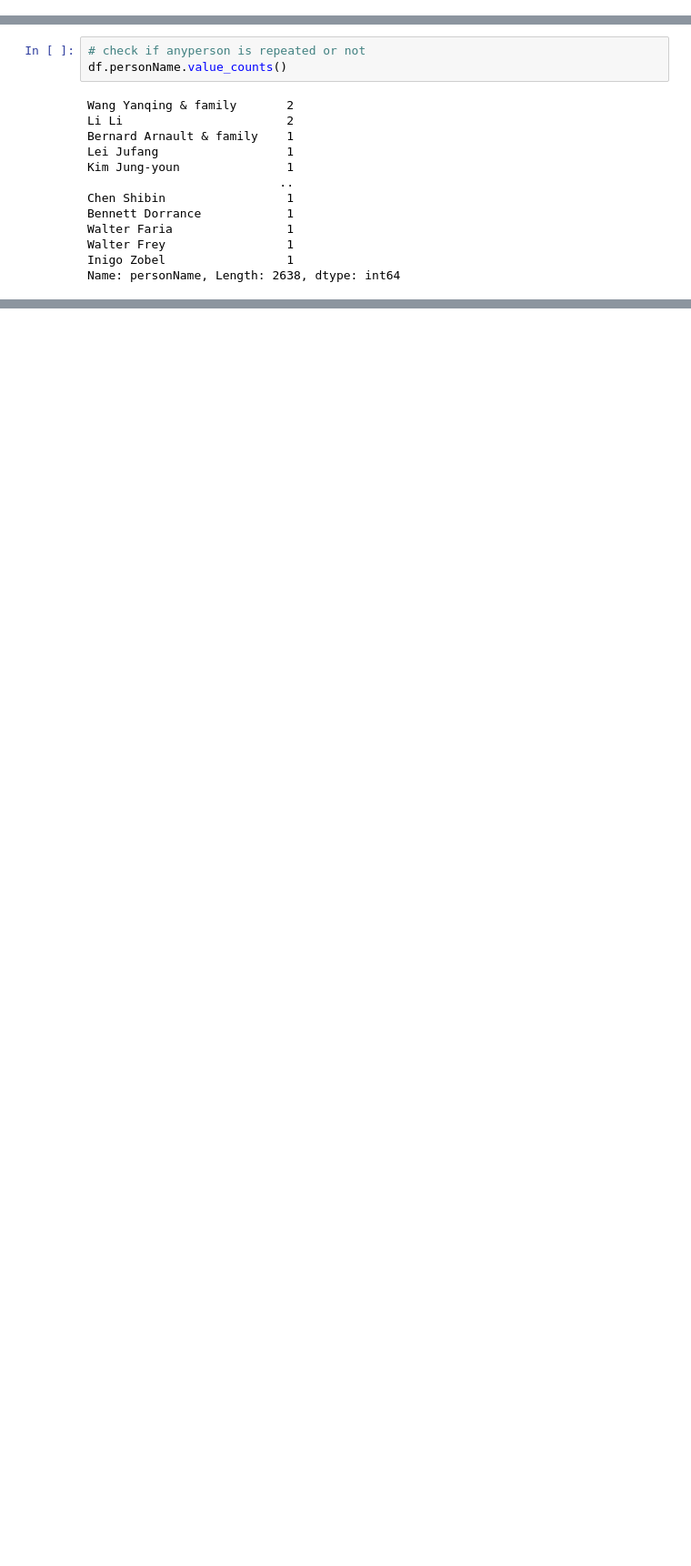
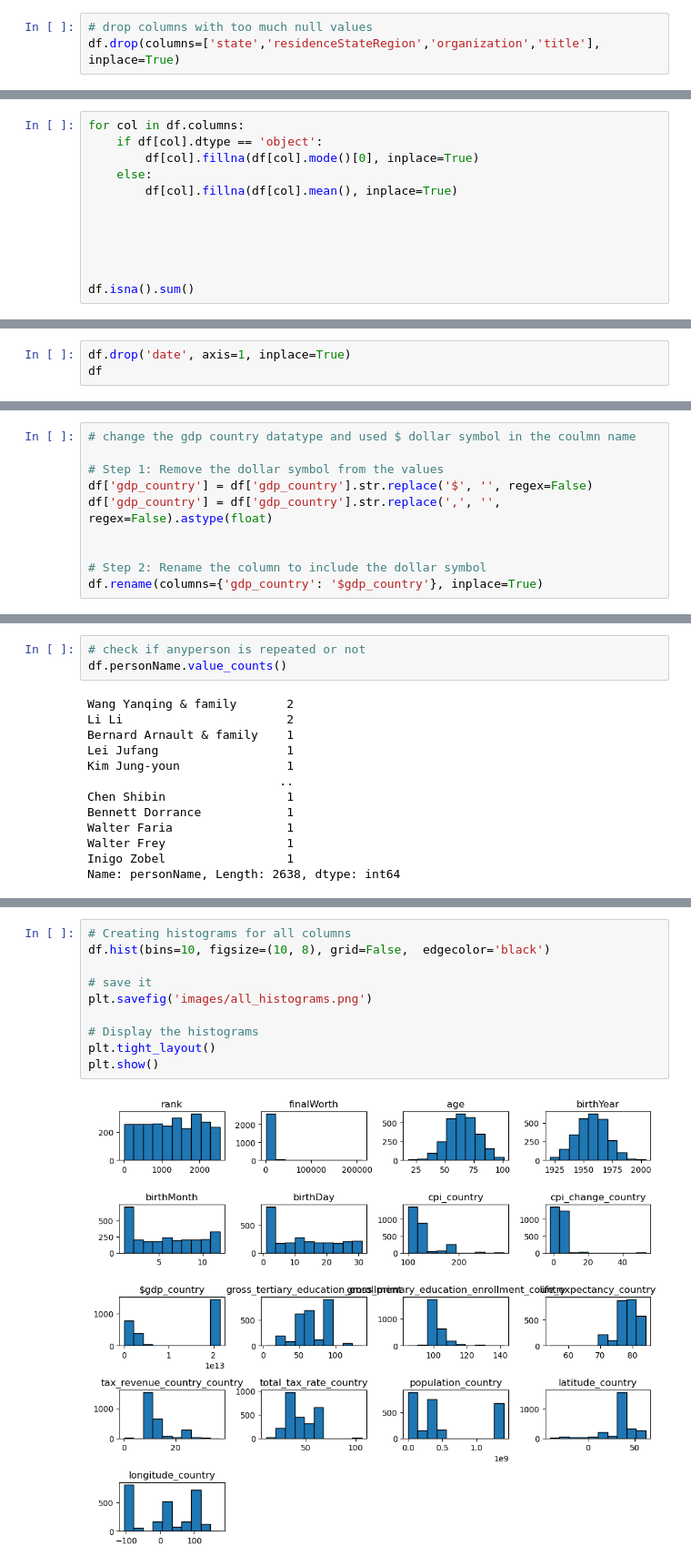
Before and after one commit to digiart-aamir/top_billionares, a Jupyter notebook: Billionaires Statistics Dataset (2023).ipynb, the cells around one changed output, grey strips where cells are left out. Shown at 91% size. Saved outputs shown, nothing was run; the diff lists cells and outputs as text; blank space fills up the shorter version.

Commit message:
visual

```diff
--- a/Billionaires Statistics Dataset (2023).ipynb
+++ b/Billionaires Statistics Dataset (2023).ipynb
@@ -121,4 +121,7 @@ population_country                             164
 latitude_country                               164
 longitude_country                              164
 dtype: int64
+# %%
+# drop columns with too much null values
+df.drop(columns=['state','residenceStateRegion','organization','title'], inplace=True)
 # %% [markdown]
@@ -125,0 +129,12 @@ No there is no null value
+# %%
+for col in df.columns:
+    if df[col].dtype == 'object':
+        df[col].fillna(df[col].mode()[0], inplace=True)
+    else:
+        df[col].fillna(df[col].mean(), inplace=True)
+
+
+
+
+
+df.isna().sum()
@@ -146,0 +188,3 @@ dtype: object
+# %%
+df.drop('date', axis=1, inplace=True)
+df
@@ -146,0 +205,10 @@ dtype: object
+# %%
+# change the gdp country datatype and used $ dollar symbol in the coulmn name
+
+# Step 1: Remove the dollar symbol from the values
+df['gdp_country'] = df['gdp_country'].str.replace('$', '', regex=False)
+df['gdp_country'] = df['gdp_country'].str.replace(',', '', regex=False).astype(float)
+
+
+# Step 2: Rename the column to include the dollar symbol
+df.rename(columns={'gdp_country': '$gdp_country'}, inplace=True)
@@ -197,0 +332,12 @@ Name: country, Length: 78, dtype: int64
+# %%
+# Creating histograms for all columns
+df.hist(bins=10, figsize=(10, 8), grid=False,  edgecolor='black')
+
+# save it
+plt.savefig('images/all_histograms.png')
+
+# Display the histograms
+plt.tight_layout()
+plt.show()
+# %% [output]
+[figure, added]
```
Also changed, not shown: parts of 25 cells of this notebook, 6 other files.
